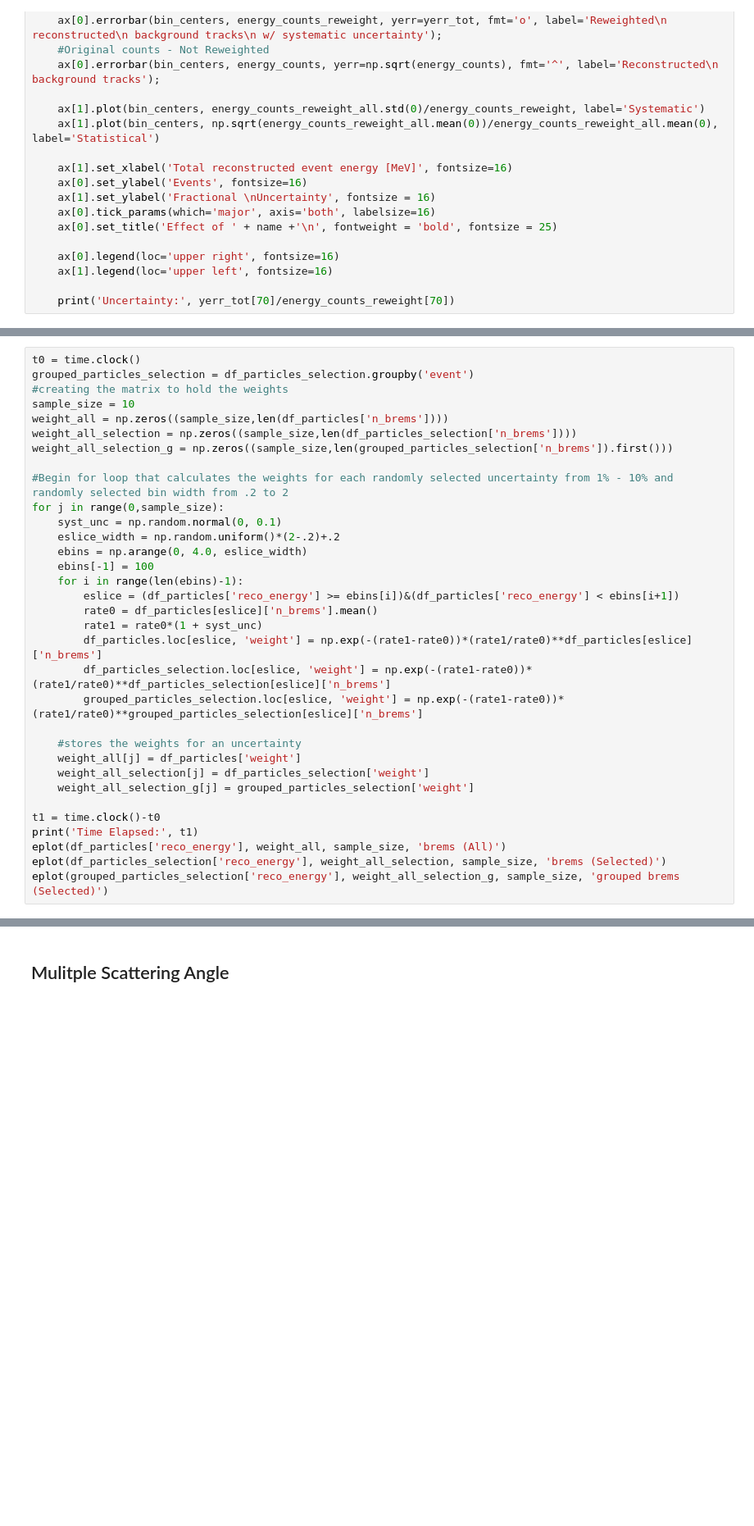
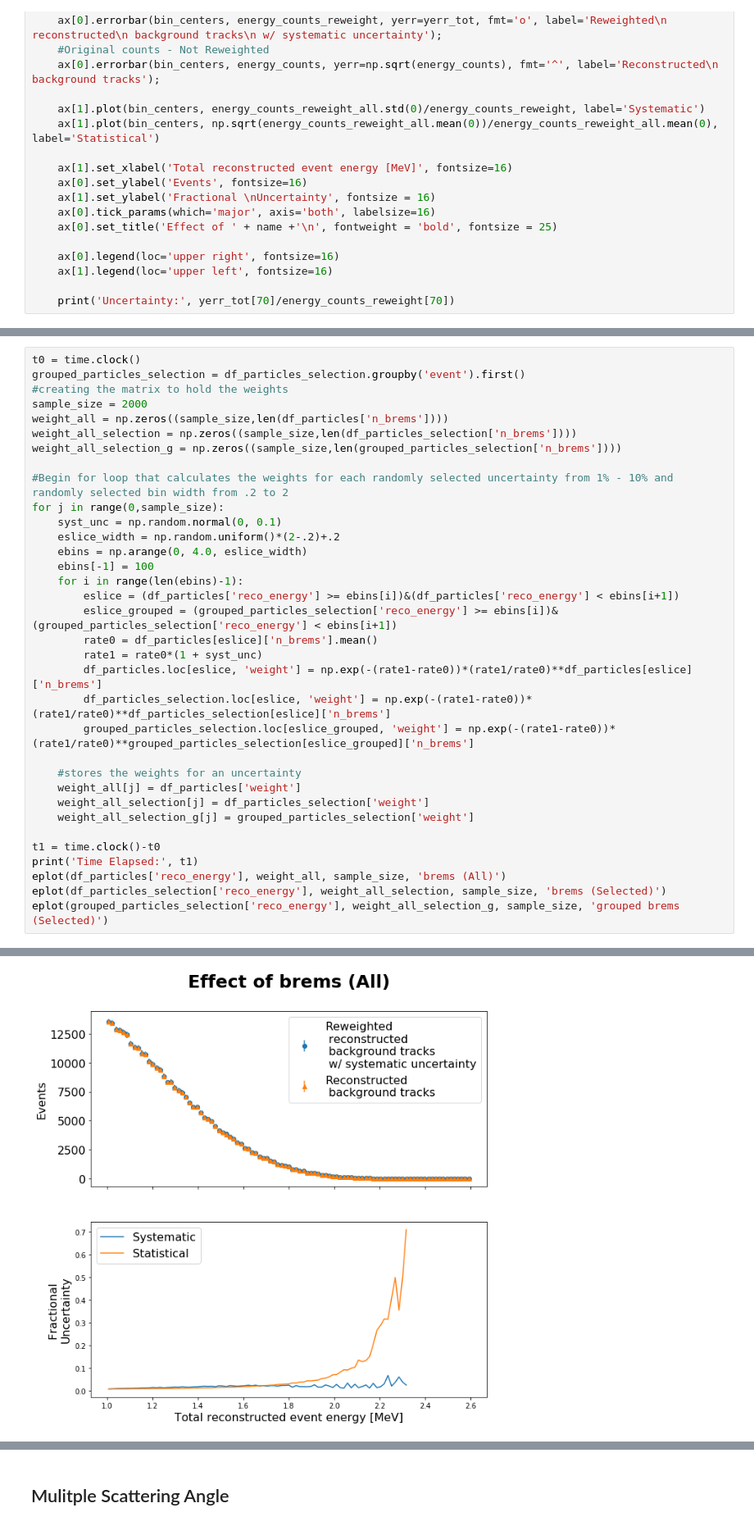
Before and after one commit to k-woodruff/bb2nu, a Jupyter notebook: bb2nu_signal_distribution.ipynb, the cells around one changed output, grey strips where cells are left out. Shown at 82% size. Saved outputs shown, nothing was run; the diff lists cells and outputs as text; blank space fills up the shorter version.

```diff
--- a/bb2nu_signal_distribution.ipynb
+++ b/bb2nu_signal_distribution.ipynb
@@ -193,12 +193,12 @@ where $\lambda_1 = \lambda_0(1 \pm Systematic Uncertainty)$
 The first for loop for selecting the sample size can be run as many times as is necessary, however a sample size of around 2800 to 3000 is where the ending values tend to be very steady.
 # %%
 t0 = time.clock()
-grouped_particles_selection = df_particles_selection.groupby('event')
+grouped_particles_selection = df_particles_selection.groupby('event').first()
 #creating the matrix to hold the weights
-sample_size = 10
+sample_size = 2000
 weight_all = np.zeros((sample_size,len(df_particles['n_brems'])))
 weight_all_selection = np.zeros((sample_size,len(df_particles_selection['n_brems'])))
-weight_all_selection_g = np.zeros((sample_size,len(grouped_particles_selection['n_brems']).first()))
+weight_all_selection_g = np.zeros((sample_size,len(grouped_particles_selection['n_brems'])))
 
 #Begin for loop that calculates the weights for each randomly selected uncertainty from 1% - 10% and randomly selected bin width from .2 to 2
 for j in range(0,sample_size):
@@ -208,11 +208,12 @@ for j in range(0,sample_size):
     ebins[-1] = 100
     for i in range(len(ebins)-1):
         eslice = (df_particles['reco_energy'] >= ebins[i])&(df_particles['reco_energy'] < ebins[i+1])
+        eslice_grouped = (grouped_particles_selection['reco_energy'] >= ebins[i])&(grouped_particles_selection['reco_energy'] < ebins[i+1])
         rate0 = df_particles[eslice]['n_brems'].mean()
         rate1 = rate0*(1 + syst_unc)
         df_particles.loc[eslice, 'weight'] = np.exp(-(rate1-rate0))*(rate1/rate0)**df_particles[eslice]['n_brems']
         df_particles_selection.loc[eslice, 'weight'] = np.exp(-(rate1-rate0))*(rate1/rate0)**df_particles_selection[eslice]['n_brems']
-        grouped_particles_selection.loc[eslice, 'weight'] = np.exp(-(rate1-rate0))*(rate1/rate0)**grouped_particles_selection[eslice]['n_brems']
+        grouped_particles_selection.loc[eslice_grouped, 'weight'] = np.exp(-(rate1-rate0))*(rate1/rate0)**grouped_particles_selection[eslice_grouped]['n_brems']
 
     #stores the weights for an uncertainty
     weight_all[j] = df_particles['weight']
@@ -228,0 +238 @@ KeyError: 'Columns not found: False, True'
+[figure, added]
```
Also changed, not shown: parts of 8 cells of this notebook.
